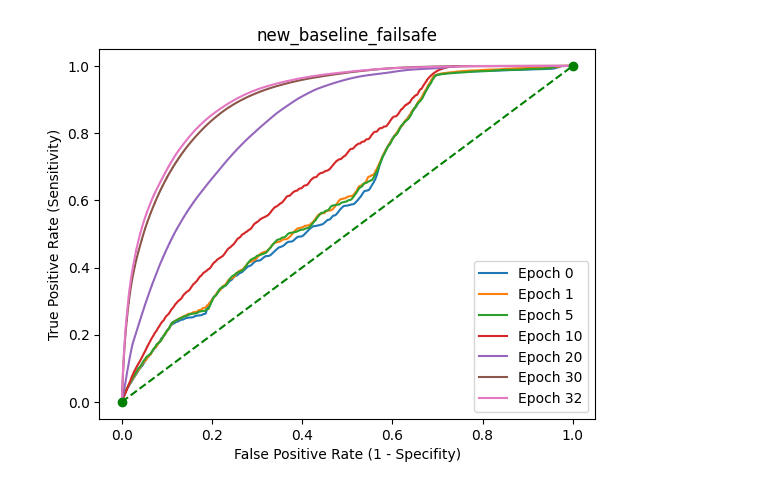
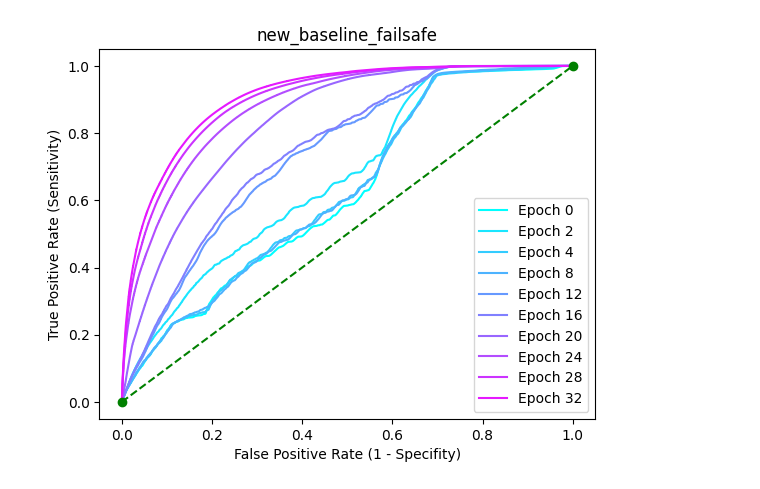
Before and after one commit to JulianBvW/Wearable-Sleep-Event-Detection, a Jupyter notebook: Notebooks/30_roc_curve_for_new_baseline.ipynb, the cells around one changed output. Cells and saved outputs as stored; diff of their text form; code cells hidden in the pictures.

Commit message:
New ROC curves

```diff
--- a/Notebooks/30_roc_curve_for_new_baseline.ipynb
+++ b/Notebooks/30_roc_curve_for_new_baseline.ipynb
@@ -6,12 +6,12 @@ import pandas as pd
 import torch
 # %%
 def show_roc(run, ids):
-    for id in tqdm(ids):
+    for i, id in enumerate(tqdm(ids)):
         output = pd.read_csv(f'../wearsed/training/baseline_conv/output/{run}/test_preds_epoch_{id}.csv')
         y_true, y_pred = output['targets'], output['predictions']
         y_true[y_true == 2] = 1
-        fpr, tpr, thresholds = roc_curve(y_true, y_pred)
-        plt.plot(fpr, tpr, label=f'Epoch {id}')
+        fpr, tpr, thr = roc_curve(y_true, y_pred)
+        plt.plot(fpr, tpr, label=f'Epoch {id}', color=(i/len(ids), 1-i/len(ids), 1))
     plt.plot([0,1], [0,1], color='green', linestyle='dashed', marker='o')
     plt.xlabel('False Positive Rate (1 - Specifity)')
     plt.ylabel('True Positive Rate (Sensitivity)')
@@ -19,6 +19,6 @@ def show_roc(run, ids):
     plt.title(run)
     plt.show()
 # %%
-show_roc('new_baseline_failsafe', [0, 1, 5, 10, 20, 30, 32])
+show_roc('new_baseline_failsafe', [0, 2, 4, 8, 12, 16, 20, 24, 28, 32])
 # %% [output]
-[figure, old version]
+[figure, new version]
```
Also changed, not shown: parts of 2 cells of this notebook.
